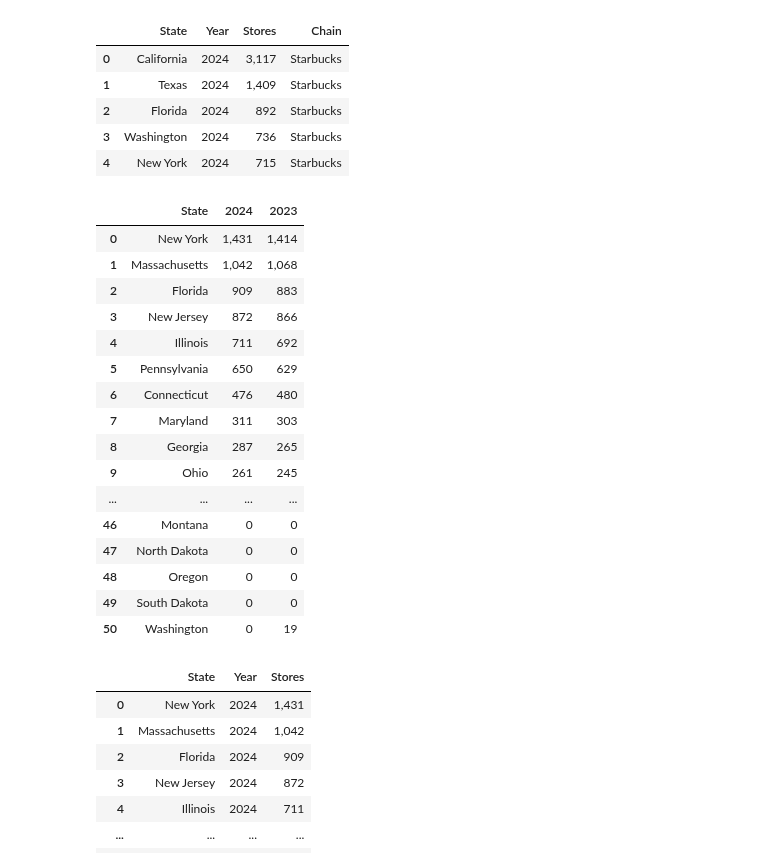
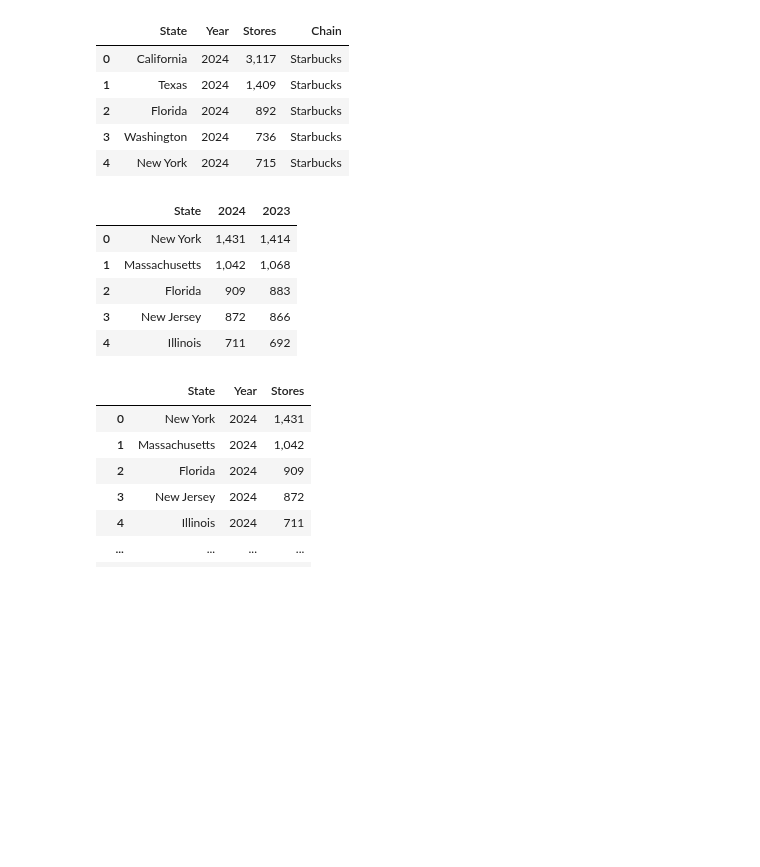
Before and after one commit to alexandragrover/GSB-544, a Jupyter notebook: Labs/Lab4/Lab4.ipynb, the cells around one changed output. Drawn from its saved outputs; the diff is of its cells as text; code cells hidden in the pictures; blank space fills up the shorter version.

```diff
--- a/Labs/Lab4/Lab4.ipynb
+++ b/Labs/Lab4/Lab4.ipynb
@@ -20,6 +20,3 @@ star_table=(starbs_soup.find_all("table"))[0]
 star_table
 # %% [output]
 <table class="wpr-table"><thead class="table-head bg-wpr-table_header_bg relative z-40 px-0 py-0 text-xs uppercase tracking-wider"><tr><th class="datatable-th bg-wpr-table_header_bg text-wpr-table_hea ...
-# %%
-row = table.find_all("tr")[1]
-row
@@ -28,3 +22,0 @@ row
-# %%
-  state= row.find("th").text
-  state
@@ -115,25 +119,14 @@ for row in dunkin_table.find_all("tr")[1:]:
   })
 # %%
 dunky =pd.DataFrame(dunky)
-dunky
+dunky.head()
 # %% [output]
 |  | State | 2024 | 2023 |
 | 0 | New York | 1,431 | 1,414 |
 | 1 | Massachusetts | 1,042 | 1,068 |
 | 2 | Florida | 909 | 883 |
 | 3 | New Jersey | 872 | 866 |
 | 4 | Illinois | 711 | 692 |
-| 5 | Pennsylvania | 650 | 629 |
-| 6 | Connecticut | 476 | 480 |
-| 7 | Maryland | 311 | 303 |
-| 8 | Georgia | 287 | 265 |
-| 9 | Ohio | 261 | 245 |
-| ... | ... | ... | ... |
-| 46 | Montana | 0 | 0 |
-| 47 | North Dakota | 0 | 0 |
-| 48 | Oregon | 0 | 0 |
-| 49 | South Dakota | 0 | 0 |
-| 50 | Washington | 0 | 19 |
 # %%
 #melt
 dunky_melt= dunky.melt(id_vars=["State"], var_name='Year', value_name="Stores")
```
Also changed, not shown: parts of 21 cells of this notebook.
